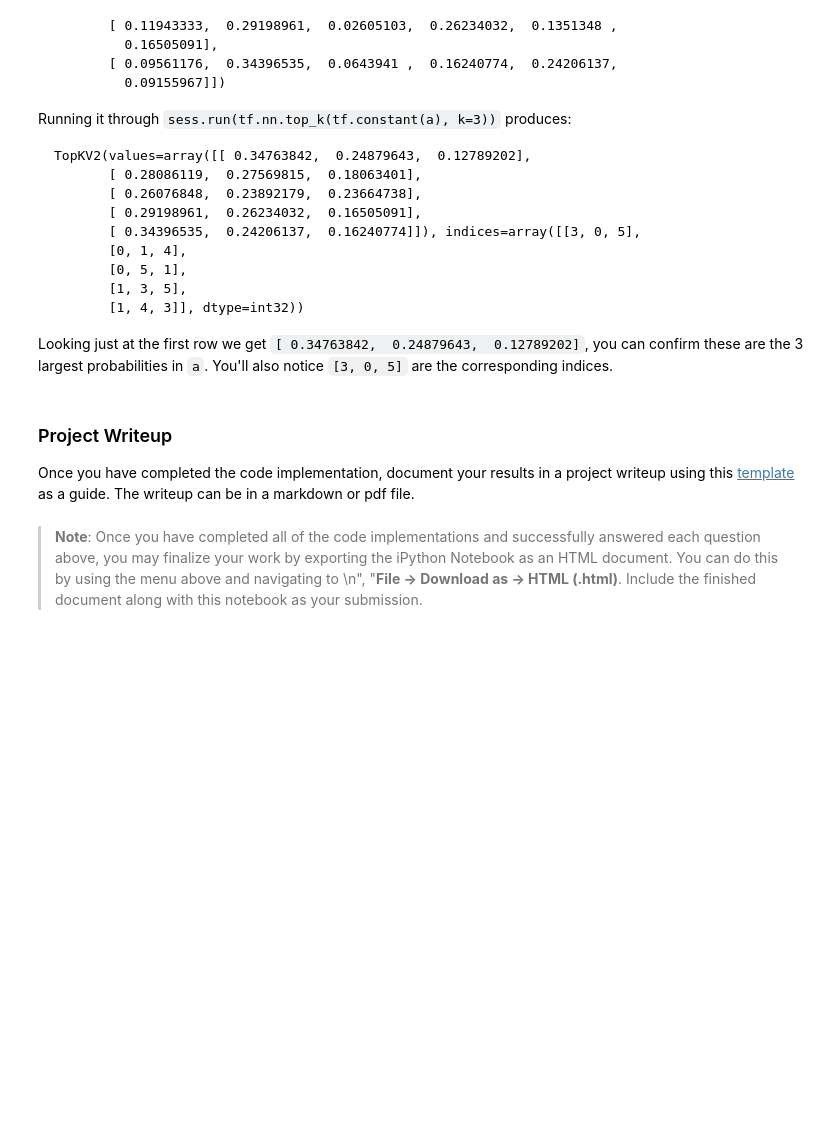
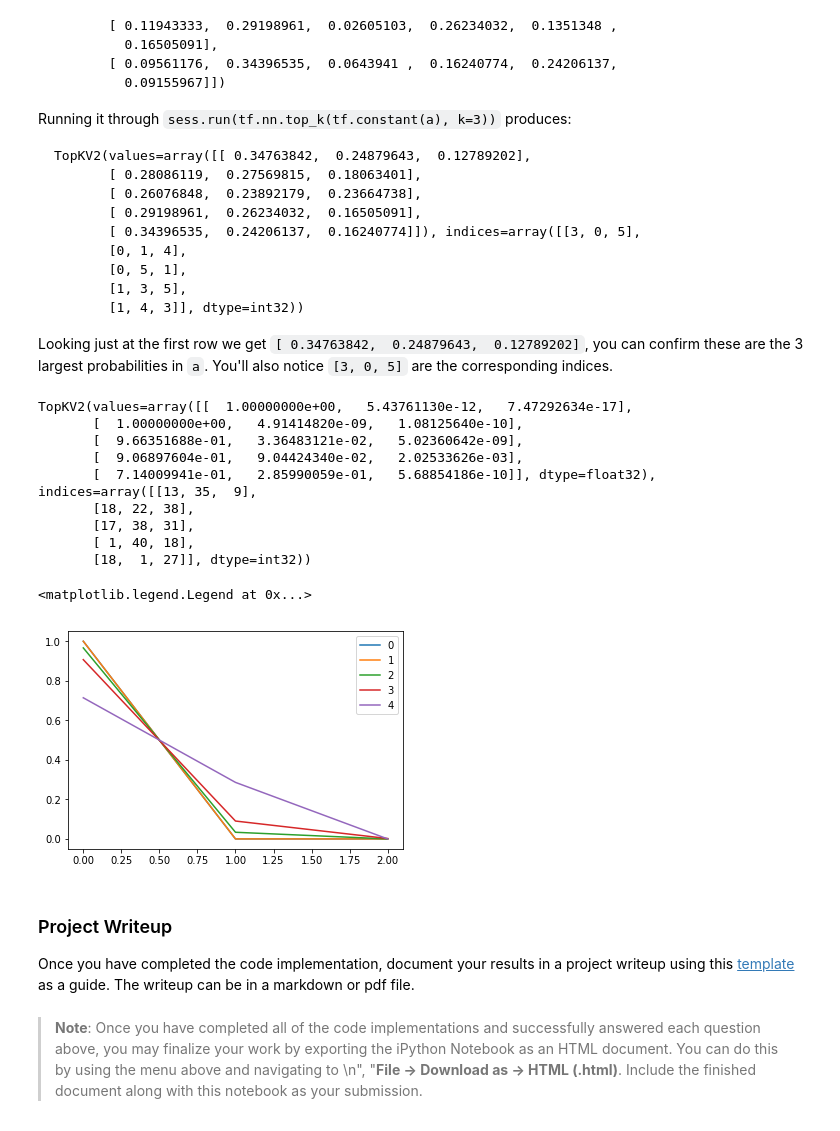
Before and after one commit to amanda-ni/CarND-Traffic-Sign-Classifier-P2, a Jupyter notebook: Traffic_Sign_Classifier.ipynb, the cells around one changed output. Cells and saved outputs as stored; diff of their text form; code cells hidden in the pictures; blank space fills up the shorter version.

Commit message:
Finsihed projec

```diff
--- a/Traffic_Sign_Classifier.ipynb
+++ b/Traffic_Sign_Classifier.ipynb
@@ -431,7 +484,23 @@ Looking just at the first row we get `[ 0.34763842,  0.24879643,  0.12789202]`,
+# %%
+predvals = sess.run(tf.nn.top_k(finalsoftmax,k=3), feed_dict={x: grayims})
+print( predvals )
+plt.plot( predvals[0].T ); plt.legend(range(5))
+# %% [output]
+TopKV2(values=array([[  1.00000000e+00,   5.43761130e-12,   7.47292634e-17],
+       [  1.00000000e+00,   4.91414820e-09,   1.08125640e-10],
+       [  9.66351688e-01,   3.36483121e-02,   5.02360642e-09],
+       [  9.06897604e-01,   9.04424340e-02,   2.02533626e-03],
+       [  7.14009941e-01,   2.85990059e-01,   5.68854186e-10]], dtype=float32), indices=array([[13, 35,  9],
+       [18, 22, 38],
+       [17, 38, 31],
+       [ 1, 40, 18],
+       [18,  1, 27]], dtype=int32))
+<matplotlib.legend.Legend at 0x...>
+[figure, added]
 # %% [markdown]
 ### Project Writeup
 
-Once you have completed the code implementation, document your results in a project writeup using this [template](https://github.com/udacity/CarND-Traffic-Sign-Classifier-Project/blob/master/writeup_template.md) as a guide. The writeup can be in a markdown or pdf file.
+Once you have completed the code implementation, document your results in a project writeup using this [template](writeup_template.md) as a guide. The writeup can be in a markdown or pdf file.
 # %% [markdown]
 > **Note**: Once you have completed all of the code implementations and successfully answered each question above, you may finalize your work by exporting the iPython Notebook as an HTML document. You can do this by using the menu above and navigating to  \n",
     "**File -> Download as -> HTML (.html)**. Include the finished document along with this notebook as your submission.
```
Also changed, not shown: parts of 15 cells of this notebook.
